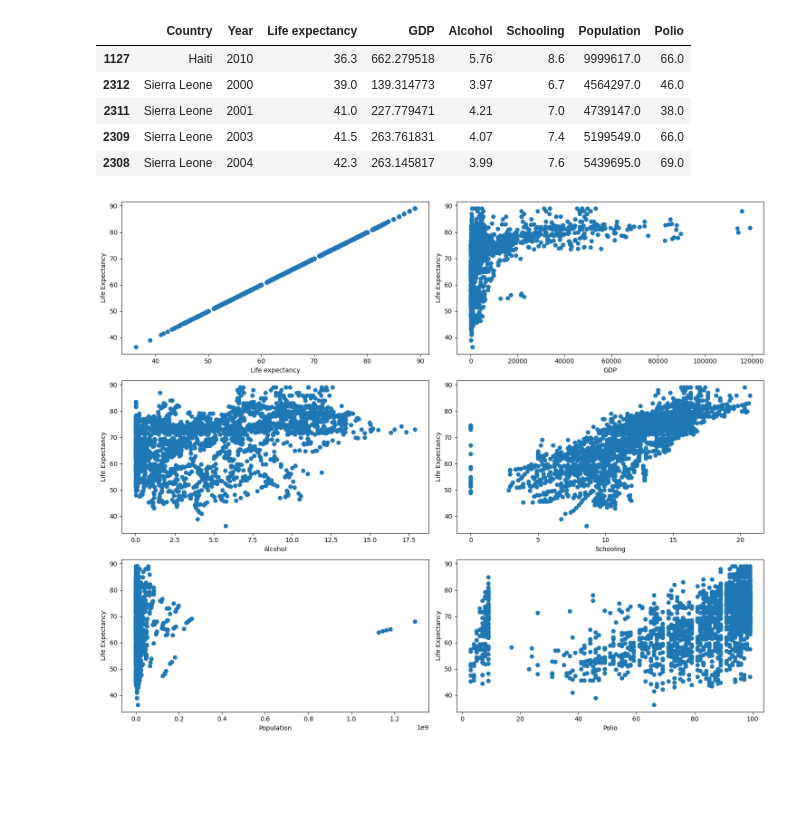
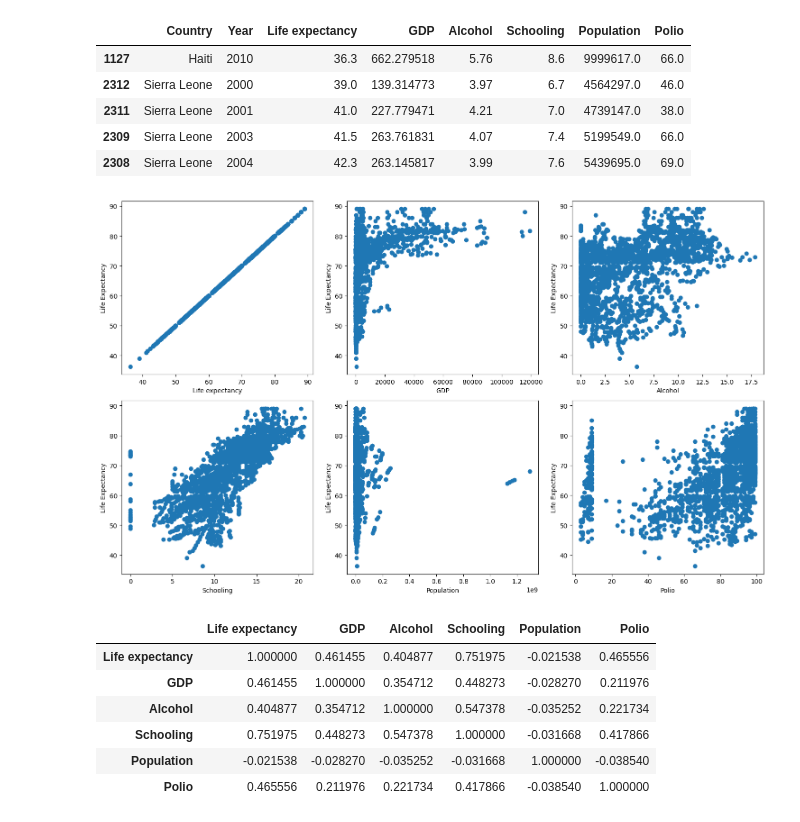
Before and after one commit to Manish-Kumar-9782/Tutorials-, a Jupyter notebook: Python DataScience/Life Expectancy Data Analysis.ipynb, the cells around one changed output. Cells and saved outputs as stored; diff of their text form; code cells hidden in the pictures; blank space fills up the shorter version.

Commit message:
worked on the Life expectancy

```diff
--- a/Python DataScience/Life Expectancy Data Analysis.ipynb
+++ b/Python DataScience/Life Expectancy Data Analysis.ipynb
@@ -92,7 +146,7 @@ def plot_scatter(x,y,xlabel,ylabel,ax):
     ax.set_ylabel(xlabel)
     ax.set_xlabel(ylabel)
 # %%
-fig, axes = plt.subplots(figsize=(15, 12), nrows=3, ncols=2, tight_layout=True)
+fig, axes = plt.subplots(figsize=(15, 9), nrows=2, ncols=3, tight_layout=True)
 
 axes = axes.flatten()
 columns = df_short.columns[2:]
@@ -187,12 +241,12 @@ df_short.head()
 | 2309 | Sierra Leone | 2003 | 41.5 | 263.761831 | 4.07 | 7.4 | 5199549.0 | 66.0 |
 | 2308 | Sierra Leone | 2004 | 42.3 | 263.145817 | 3.99 | 7.6 | 5439695.0 | 69.0 |
 # %%
-fig, axes = plt.subplots(figsize=(15, 12), nrows=3, ncols=2, tight_layout=True)
+fig, axes = plt.subplots(figsize=(15, 9), nrows=2, ncols=3, tight_layout=True)
 
 axes = axes.flatten()
 columns = df_short.columns[2:]
 for ax, col in zip(axes, columns):
     plot_scatter(df_short[col], df_short["Life expectancy"], "Life Expectancy", col, ax)
 plt.show()
 # %% [output]
-[figure, old version]
+[figure, new version]
@@ -198,0 +255,10 @@ plt.show()
+# %%
+corr_data
+# %% [output]
+|  | Life expectancy | GDP | Alcohol | Schooling | Population | Polio |
+| Life expectancy | 1.000000 | 0.461455 | 0.404877 | 0.751975 | -0.021538 | 0.465556 |
+| GDP | 0.461455 | 1.000000 | 0.354712 | 0.448273 | -0.028270 | 0.211976 |
+| Alcohol | 0.404877 | 0.354712 | 1.000000 | 0.547378 | -0.035252 | 0.221734 |
+| Schooling | 0.751975 | 0.448273 | 0.547378 | 1.000000 | -0.031668 | 0.417866 |
+| Population | -0.021538 | -0.028270 | -0.035252 | -0.031668 | 1.000000 | -0.038540 |
+| Polio | 0.465556 | 0.211976 | 0.221734 | 0.417866 | -0.038540 | 1.000000 |
```
Also changed, not shown: parts of 6 cells of this notebook, 6 other files.
